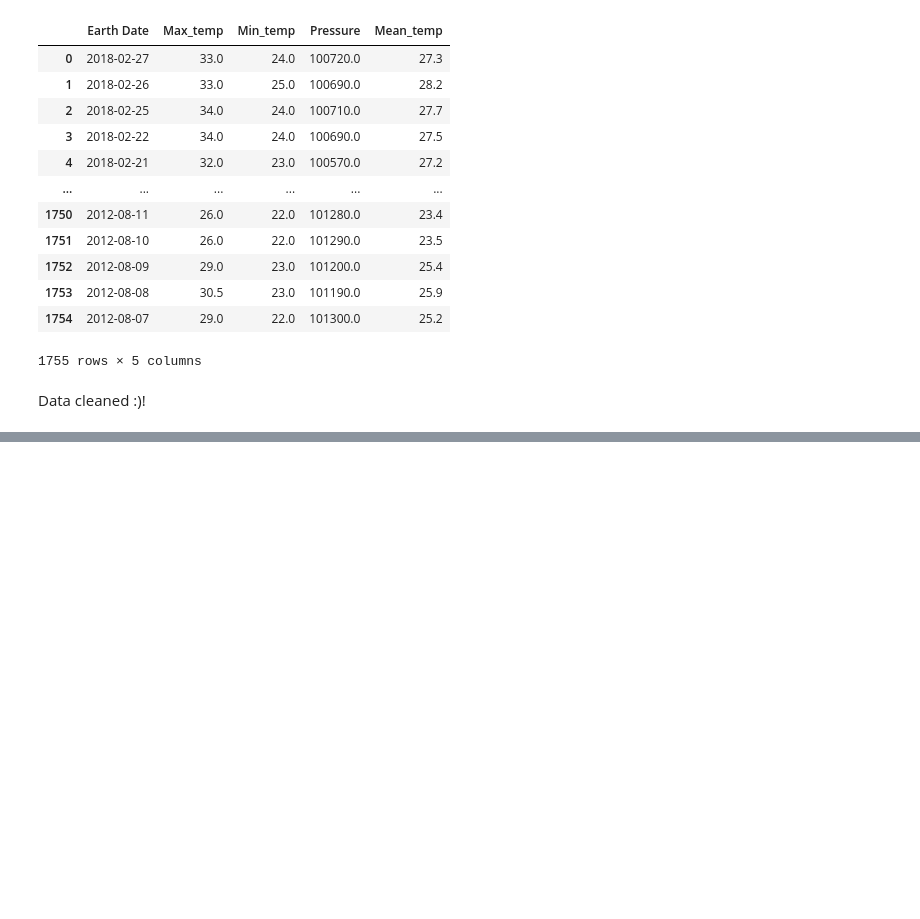
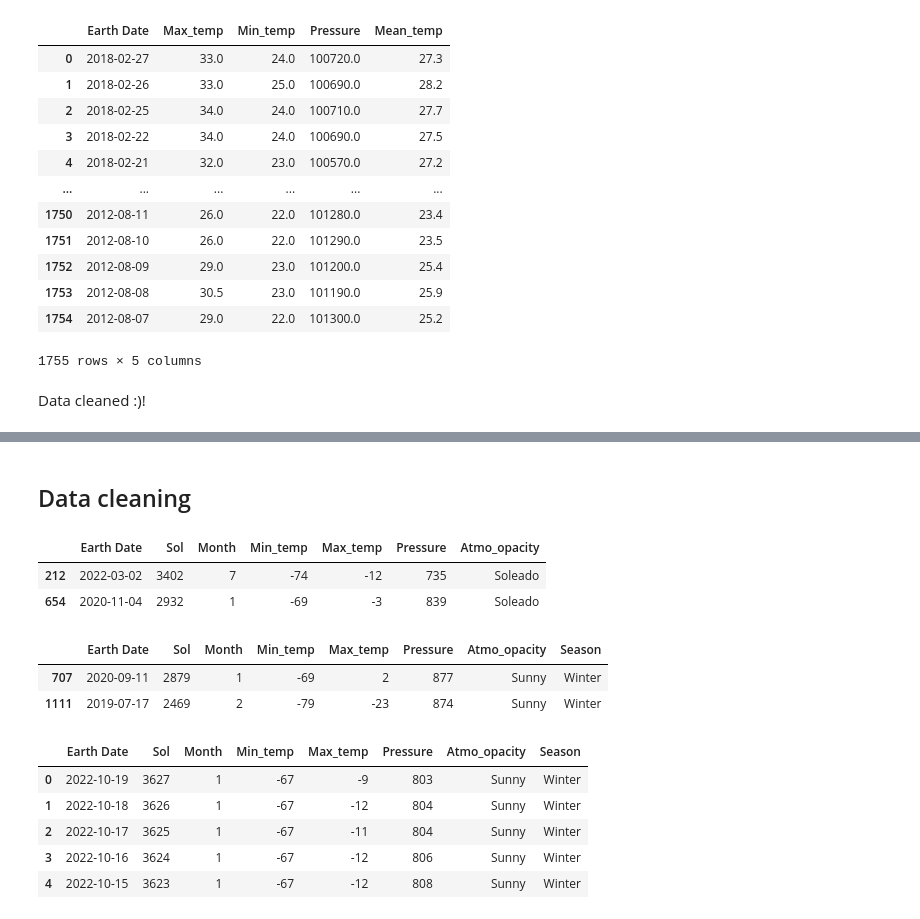
Before and after one commit to csuoc/mars_rems_curiosity, a Jupyter notebook: src/Data_cleaning.ipynb, the cells around one changed output, grey strips where cells are left out. Drawn from its saved outputs; the diff is of its cells as text; code cells hidden in the pictures; blank space fills up the shorter version.

```diff
--- a/src/Data_cleaning.ipynb
+++ b/src/Data_cleaning.ipynb
@@ -379,7 +379,7 @@ lista_ = []
 with driver:
     driver.get(url2)
 
-    for i in range(1351):
+    for i in range(1574):
 
         element = WebDriverWait(driver, 20).until(EC.visibility_of_element_located((By.ID,"mw-previous")))
         #element.click()
@@ -405,4 +405,4 @@ with driver:
         lista_.append(new_dict)
         element.click()
 
-widget2 = pd.DataFrame(lista_)
+widget = pd.DataFrame(lista_)
@@ -410,0 +431,46 @@ widget2.to_csv("../data/widget2.csv", index=False)
+# %% [markdown]
+## Data cleaning
+# %%
+#Cleaning the month
+
+clean_month(widget, "Month")
+# %% [output]
+|  | Earth Date | Sol | Month | Min_temp | Max_temp | Pressure | Atmo_opacity |
+| 212 | 2022-03-02 | 3402 | 7 | -74 | -12 | 735 | Soleado |
+| 654 | 2020-11-04 | 2932 | 1 | -69 | -3 | 839 | Soleado |
+# %%
+widget["Season"] = widget["Month"]
+
+for i in range(len(widget["Season"])):
+
+    if i in range(1,4):
+
+        widget["Season"] = widget["Season"].replace(f"{i}","Winter")
+
+    elif i in range(4,7):
+
+        widget["Season"] = widget["Season"].replace(f"{i}","Spring")
+
+    elif i in range(7,10):
+
+        widget["Season"] = widget["Season"].replace(f"{i}","Summer")
+
+    elif i in range(10,13):
+
+        widget["Season"] = widget["Season"].replace(f"{i}","Autumn")
+# %%
+# Clean the atmo column
+clean_atmosphere(widget,"Atmo_opacity","Soleado","Sunny")
+# %% [output]
+|  | Earth Date | Sol | Month | Min_temp | Max_temp | Pressure | Atmo_opacity | Season |
+| 707 | 2020-09-11 | 2879 | 1 | -69 | 2 | 877 | Sunny | Winter |
+| 1111 | 2019-07-17 | 2469 | 2 | -79 | -23 | 874 | Sunny | Winter |
+# %%
+widget.head()
+# %% [output]
+|  | Earth Date | Sol | Month | Min_temp | Max_temp | Pressure | Atmo_opacity | Season |
+| 0 | 2022-10-19 | 3627 | 1 | -67 | -9 | 803 | Sunny | Winter |
+| 1 | 2022-10-18 | 3626 | 1 | -67 | -12 | 804 | Sunny | Winter |
+| 2 | 2022-10-17 | 3625 | 1 | -67 | -11 | 804 | Sunny | Winter |
+| 3 | 2022-10-16 | 3624 | 1 | -67 | -12 | 806 | Sunny | Winter |
+| 4 | 2022-10-15 | 3623 | 1 | -67 | -12 | 808 | Sunny | Winter |
```
Also changed, not shown: parts of 9 cells of this notebook, 3 other files.
